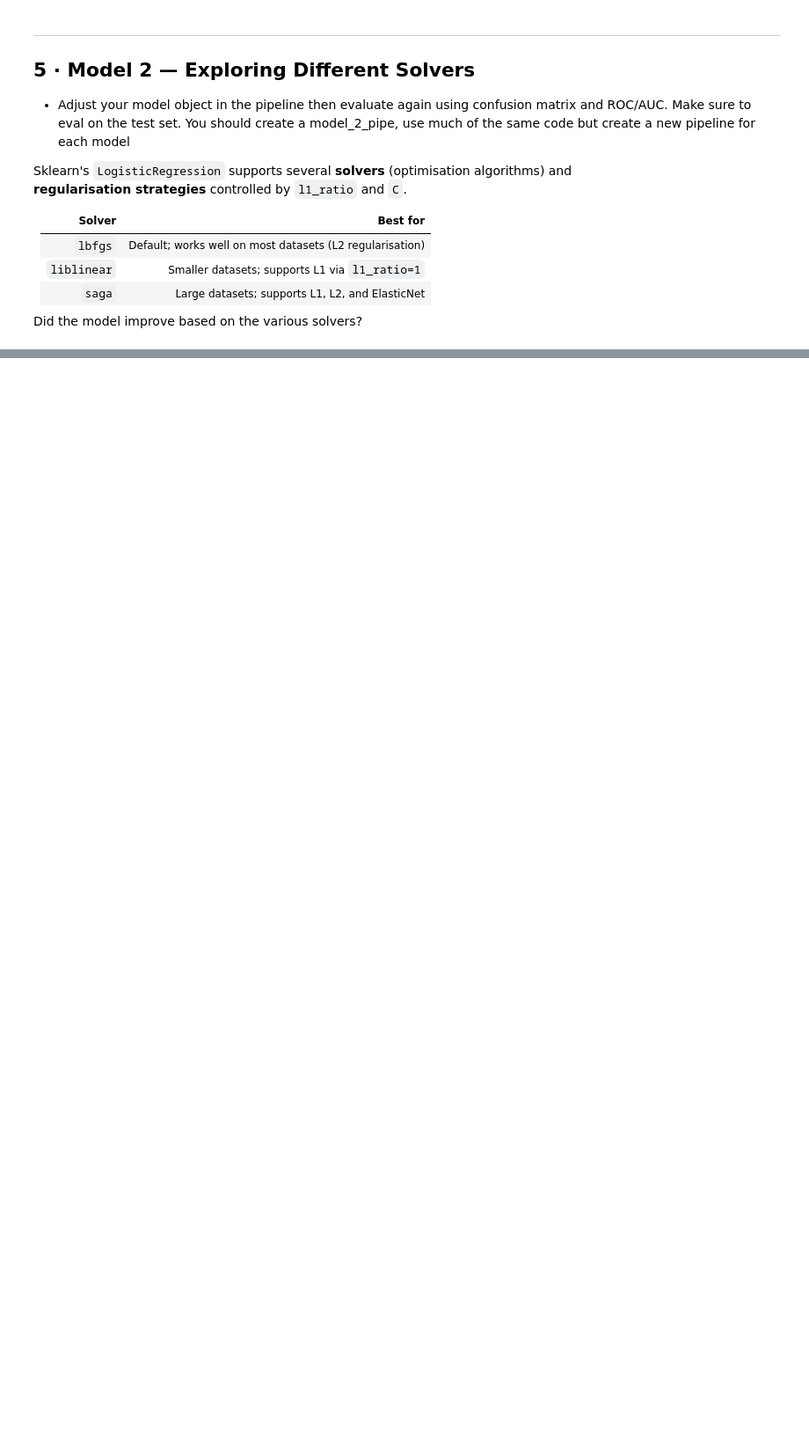
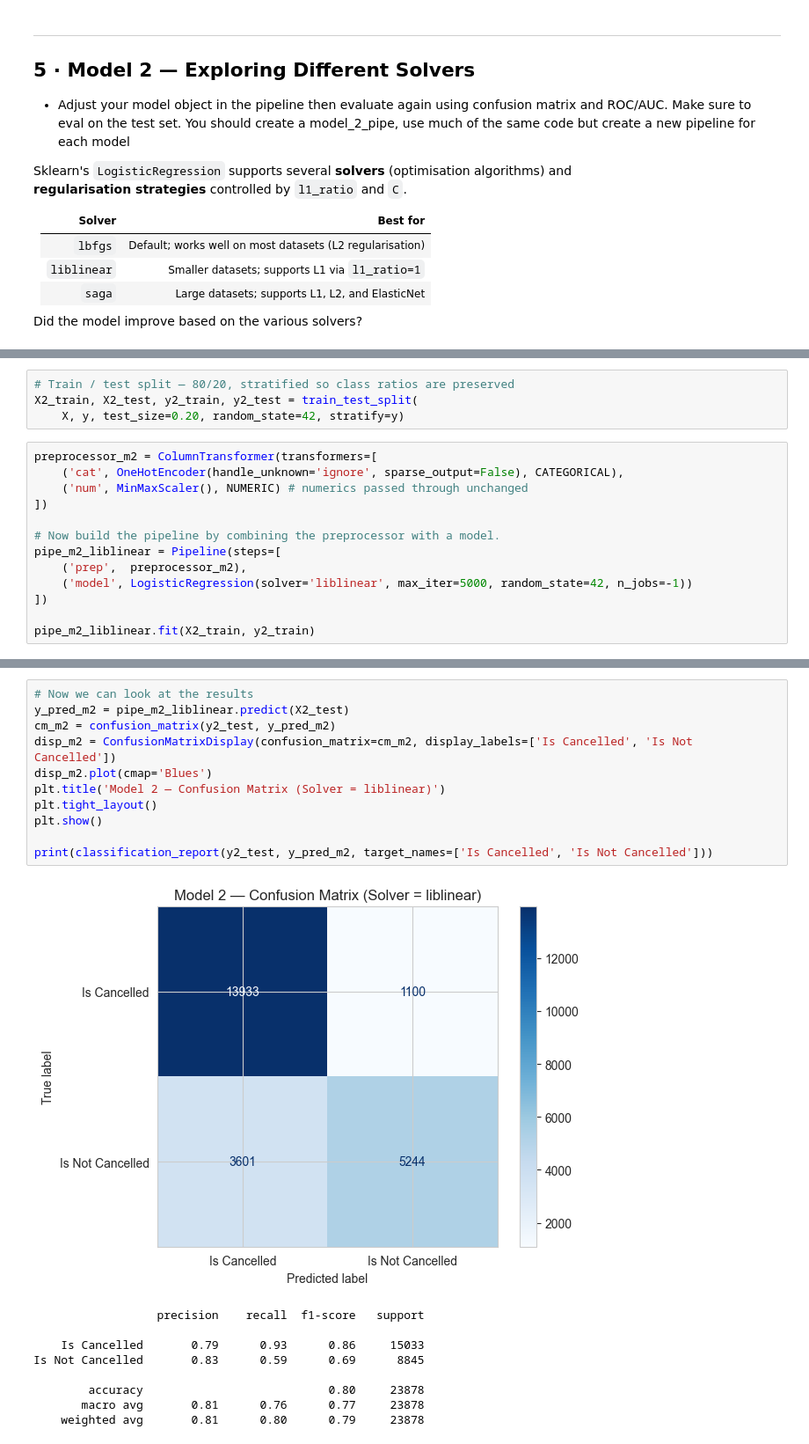
Before and after one commit to JedDataScience/week_8, a Jupyter notebook: hotel_cancellation_lab.ipynb, the cells around one changed output, grey strips where cells are left out. Shown at 88% size. Drawn from its saved outputs; the diff is of its cells as text; blank space fills up the shorter version.

```diff
--- a/hotel_cancellation_lab.ipynb
+++ b/hotel_cancellation_lab.ipynb
@@ -295,0 +386,17 @@ Did the model improve based on the various solvers?
+# %%
+# Train / test split — 80/20, stratified so class ratios are preserved
+X2_train, X2_test, y2_train, y2_test = train_test_split(
+    X, y, test_size=0.20, random_state=42, stratify=y)
+# %%
+preprocessor_m2 = ColumnTransformer(transformers=[
+    ('cat', OneHotEncoder(handle_unknown='ignore', sparse_output=False), CATEGORICAL),
+    ('num', MinMaxScaler(), NUMERIC) # numerics passed through unchanged
+])
+
+# Now build the pipeline by combining the preprocessor with a model.
+pipe_m2_liblinear = Pipeline(steps=[
+    ('prep',  preprocessor_m2),
+    ('model', LogisticRegression(solver='liblinear', max_iter=5000, random_state=42, n_jobs=-1))
+])
+
+pipe_m2_liblinear.fit(X2_train, y2_train)
@@ -295,0 +421,21 @@ Did the model improve based on the various solvers?
+# %%
+# Now we can look at the results
+y_pred_m2 = pipe_m2_liblinear.predict(X2_test)
+cm_m2 = confusion_matrix(y2_test, y_pred_m2)
+disp_m2 = ConfusionMatrixDisplay(confusion_matrix=cm_m2, display_labels=['Is Cancelled', 'Is Not Cancelled'])
+disp_m2.plot(cmap='Blues')
+plt.title('Model 2 — Confusion Matrix (Solver = liblinear)')
+plt.tight_layout()
+plt.show()
+
+print(classification_report(y2_test, y_pred_m2, target_names=['Is Cancelled', 'Is Not Cancelled']))
+# %% [output]
+[figure, added]
+                  precision    recall  f1-score   support
+
+    Is Cancelled       0.79      0.93      0.86     15033
+Is Not Cancelled       0.83      0.59      0.69      8845
+
+        accuracy                           0.80     23878
+       macro avg       0.81      0.76      0.77     23878
+    weighted avg       0.81      0.80      0.79     23878
```
Also changed, not shown: parts of 13 cells of this notebook.
